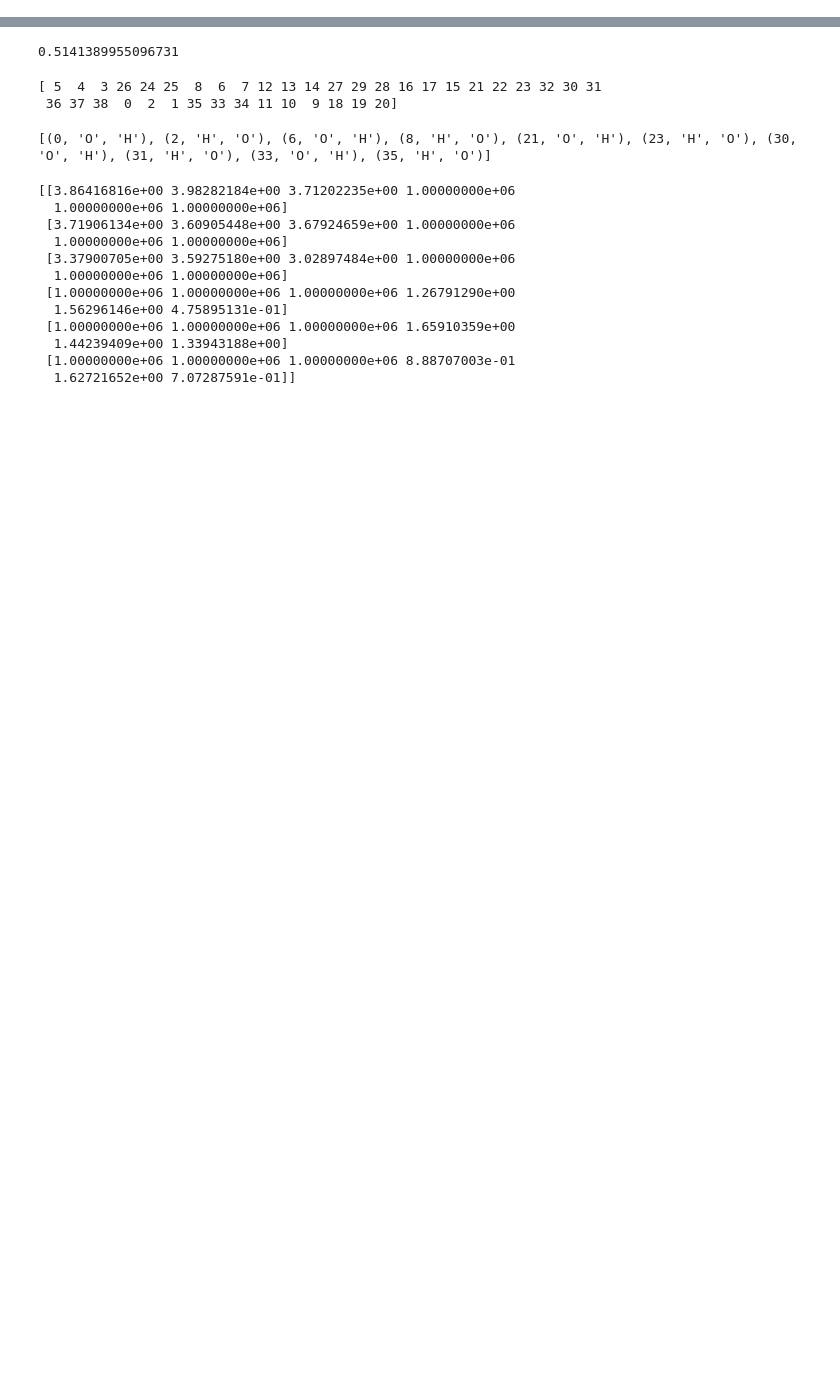
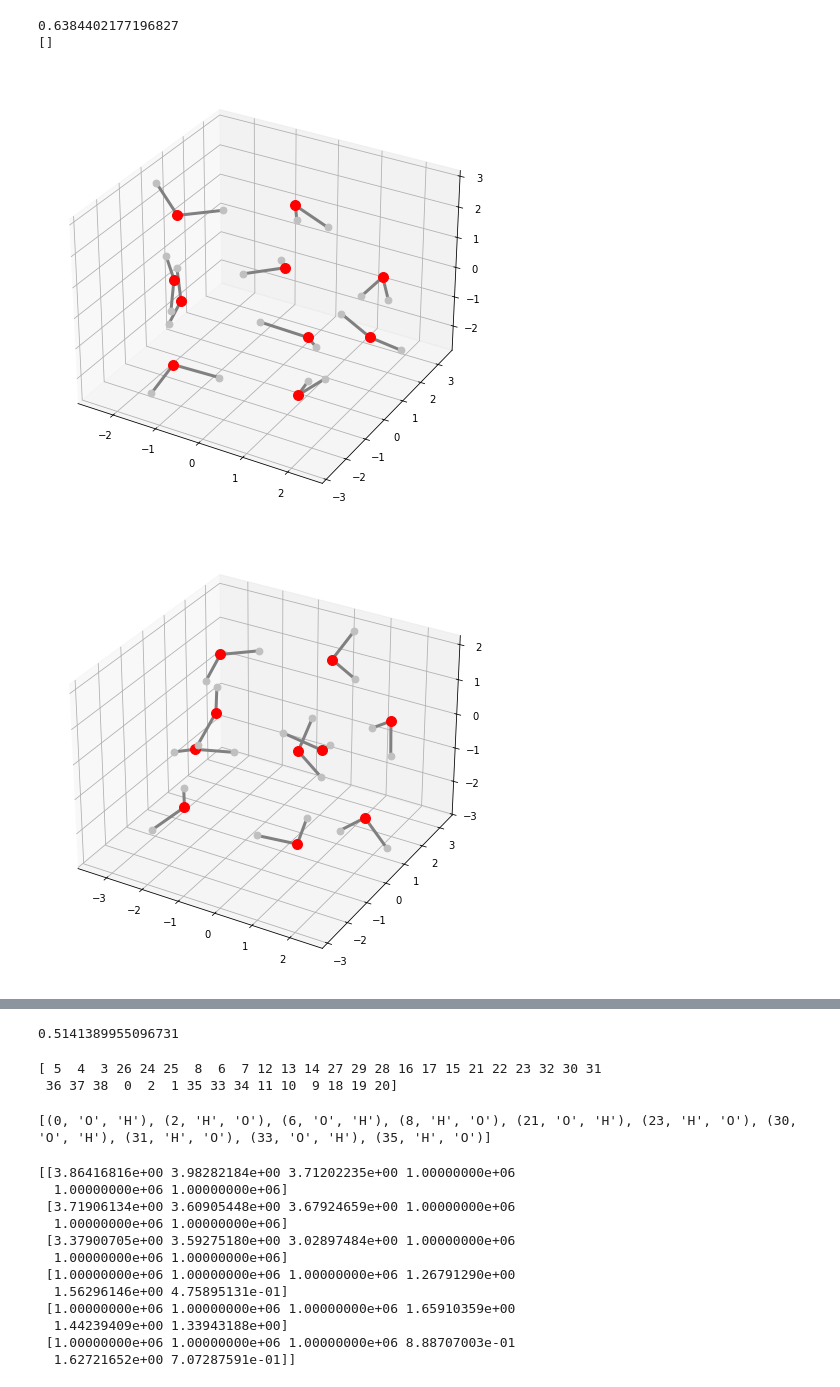
Before and after one commit to weixiaoqimath/otmol, a Jupyter notebook: otmol_arbalignWC.ipynb, the cells around one changed output, grey strips where cells are left out. Cells and saved outputs as stored; diff of their text form; code cells hidden in the pictures; blank space fills up the shorter version.

```diff
--- a/otmol_arbalignWC.ipynb
+++ b/otmol_arbalignWC.ipynb
@@ -267,0 +283,39 @@ plt.grid(True)
+# %%
+# %%
+# Read the molecules
+molA = next(pybel.readfile("xyz", "./DataArbAlign/Water-Clusters/10-PP1.xyz"))
+molB = next(pybel.readfile("xyz", "./DataArbAlign/Water-CLusters/10-PP2.xyz"))
+def permutation_to_matrix(permutation):
+    """
+    Converts a permutation list to a permutation matrix.
+
+    Args:
+        permutation (list or array): A list or array representing the permutation.
+                                     For example, [2, 0, 1] means index 0 maps to 2, index 1 maps to 0, etc.
+
+    Returns:
+        numpy.ndarray: A permutation matrix.
+    """
+    n = len(permutation)
+    matrix = np.zeros((n, n), dtype=int)
+    for i, j in enumerate(permutation):
+        matrix[i, j] = 1
+    return matrix
+# Basic processing of the molecules
+X_A, T_A, B_A = otm.tl.process_molecule(molA) # Output (1) spatial coordinates, (2) atom types, and (3) bonds as numpy arrays.
+X_B, T_B, B_B = otm.tl.process_molecule(molB)
+otm.pl.plot_molecule(X_A, T_A, B_A, coloring = 'type', sizing = 'type')
+otm.pl.plot_molecule(X_B, T_B, B_B, coloring = 'type', sizing = 'type')
+P = permutation_to_matrix(otmol_res['assignment'][8])
+X_B_aligned = otm.tl.molecule_alignment_allow_reflection(X_A, X_B, P)
+print(RMSD(X_A, X_B_aligned[np.argmax(P, axis=1)]))
+#print(T_A)
+#print(T_B[np.argmax(P, axis=1)])
+print(compare_lists(T_A, T_B[np.argmax(P, axis=1)]))
+otm.pl.plot_alignment(X_A, X_B_aligned, B_A, B_B, P, weight_cutoff=0.01)
+plt.show()
+# %% [output]
+0.6384402177196827
+[]
+[figure, added]
+[figure, added]
```
Also changed, not shown: parts of 6 cells of this notebook.
